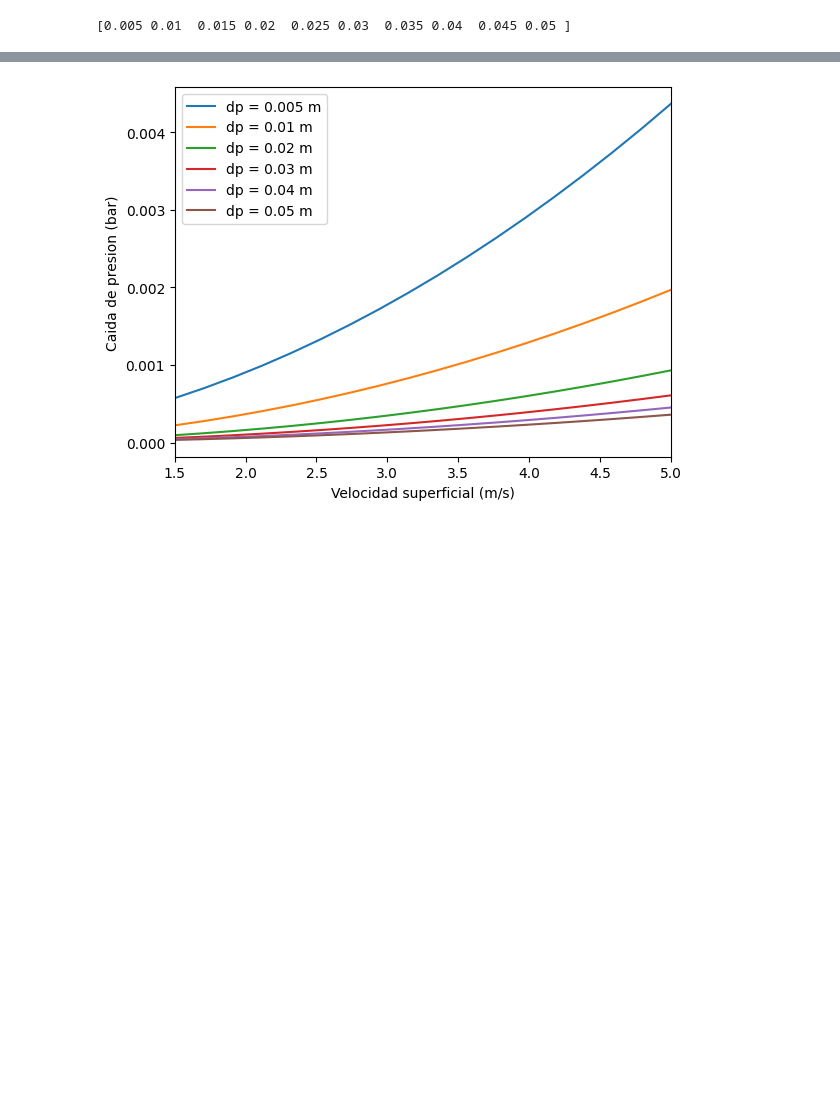
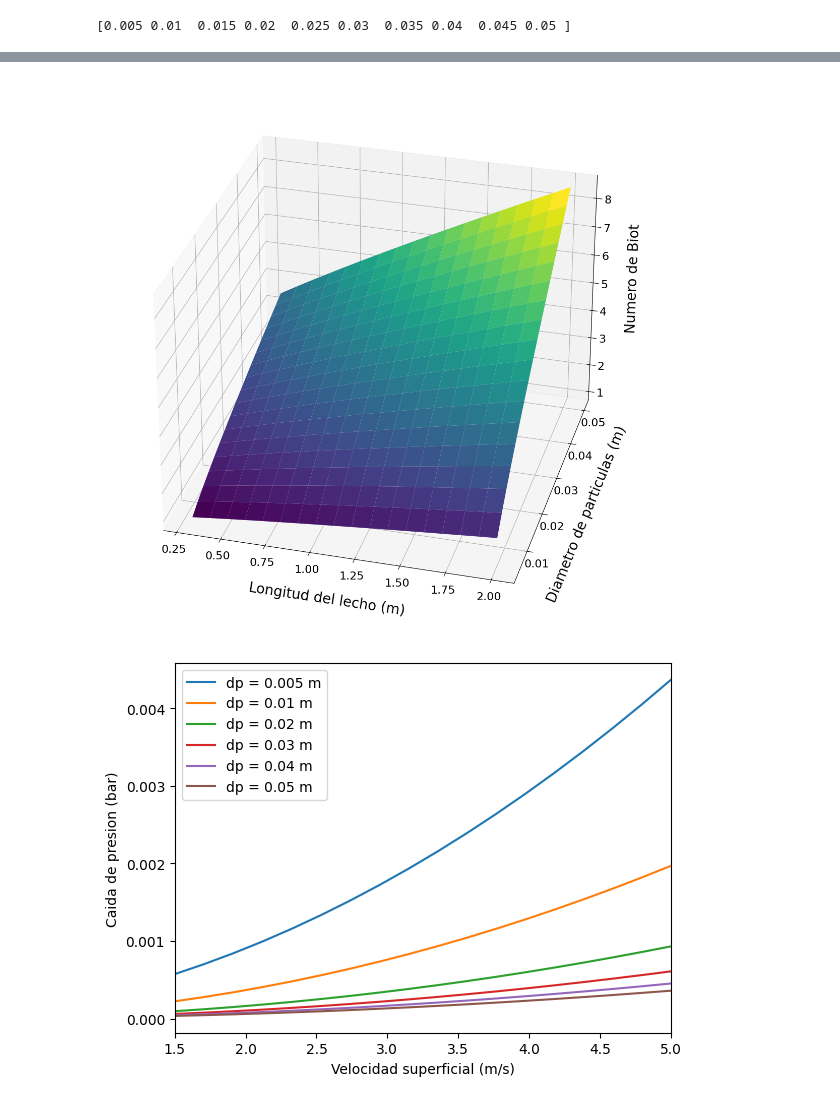
Before and after one commit to 0mR2r0/repo6, a Jupyter notebook: img/Parametros_Kilkovsky.ipynb, the cells around one changed output, grey strips where cells are left out. Saved outputs shown, nothing was run; the diff lists cells and outputs as text; code cells hidden in the pictures; blank space fills up the shorter version.

```diff
--- a/img/Parametros_Kilkovsky.ipynb
+++ b/img/Parametros_Kilkovsky.ipynb
@@ -196,3 +243,24 @@ Numero de Reynolds: [[ 105.08242  210.16484  315.24725  420.32967  525.41209  63
+# %%
+#Grafica del Numero de Biot para cada Radio de particula
+#Biot( longitud del lecho, diametro de particulas, radio de particula)
+import matplotlib.pyplot as plt
+from mpl_toolkits.mplot3d import Axes3D
+fig10 = plt.figure(figsize=(12, 8))
+ax10 = fig10.add_subplot(111, projection='3d')
+X5, Y5 = np.meshgrid(Ls, dp_v)
+Z5 = nBi  # Transpose to match X5, Y5 shape
+ax10.plot_surface(X5, Y5, Z5.T, cmap='viridis')
+ax10.set_xlabel('Longitud del lecho (m)', fontsize=20,labelpad=20)
+ax10.set_ylabel('Diametro de particulas (m)', fontsize=20,labelpad=20)
+ax10.set_zlabel('Numero de Biot', fontsize=20,labelpad=20)
+ax10.tick_params(axis='both', labelsize=16)
+ax10.view_init(elev=30, azim=-75)
+#ax10.set_title('Numero de Biot vs Longitud del lecho y Diametro de particulas')
+plt.savefig('Biot_L_Dp', bbox_inches='tight')
+plt.tight_layout(pad=-10.5)
+plt.show()
+# %% [output]
+[figure, added]
 # %%
 
 # Caida de presion en funcion de la velocidad superficial para un lecho de 0.3 m
```
Also changed, not shown: parts of 3 cells of this notebook, 9 other files.
